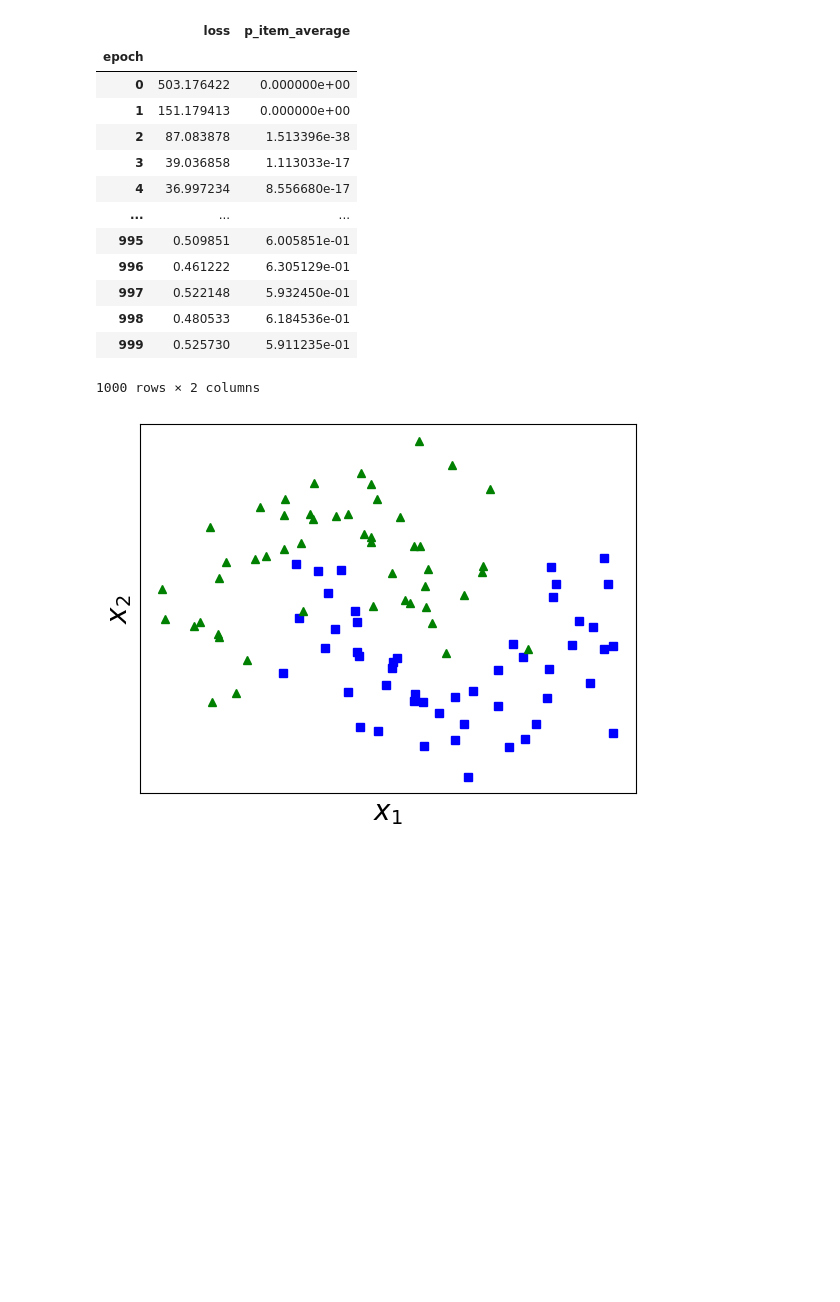
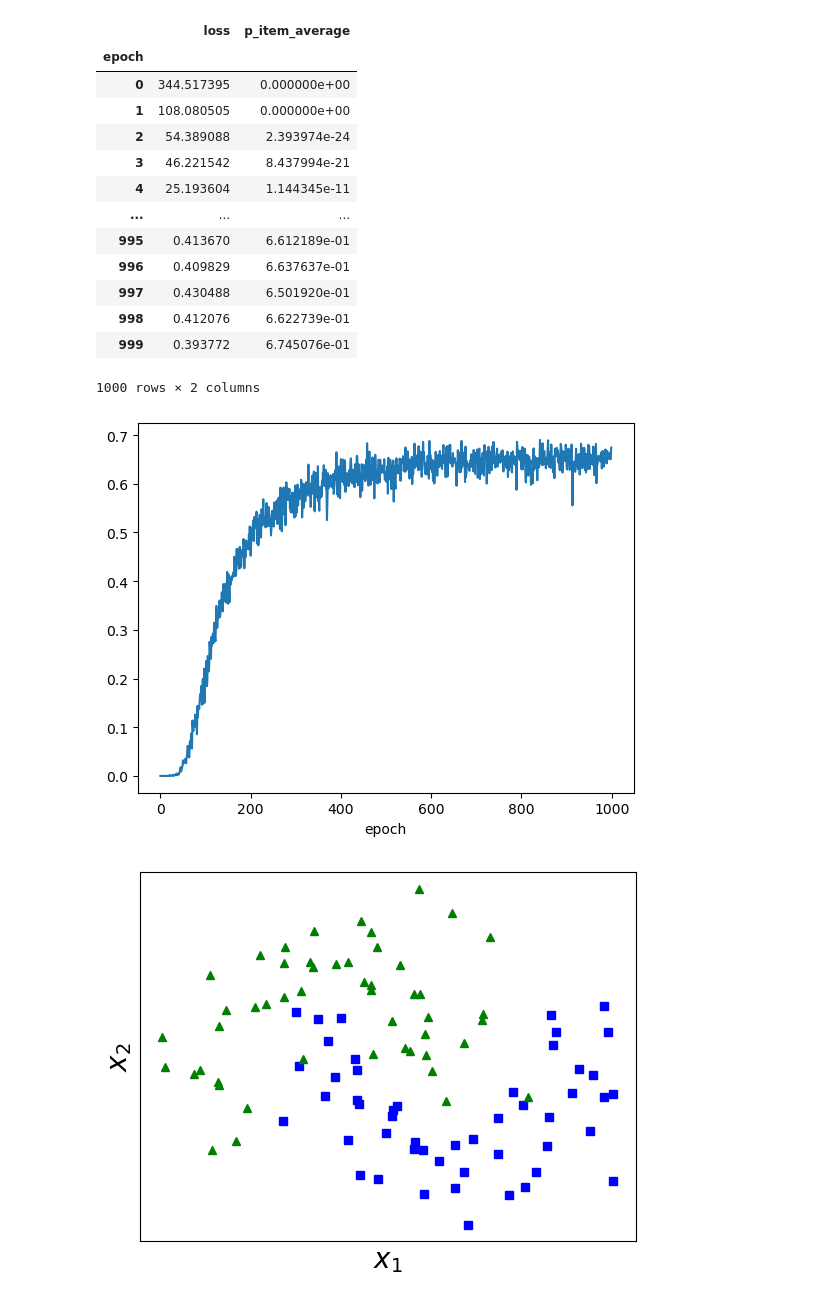
Before and after one commit to dimabasow/bayesian-neural-networks, a Jupyter notebook: Implementation.ipynb, the cells around one changed output. Drawn from its saved outputs; the diff is of its cells as text; code cells hidden in the pictures; blank space fills up the shorter version.

```diff
--- a/Implementation.ipynb
+++ b/Implementation.ipynb
@@ -9,34 +9,36 @@ x_train, y_train = make_moons(n_samples=100, noise=0.3, random_state=0)
 # %%
 model = BayesianBincaryClassifier(
     dim_in=2,
-    dim_hidden=15,
+    dim_hidden=25,
     n_layers=5,
     lr=0.1
 ).cuda()
 
 x_train_tensor = torch.from_numpy(x_train).float().cuda()
 y_train_tensor = torch.from_numpy(y_train).view(-1, 1).float().cuda()
 
 model.fit(
     x=x_train_tensor,
     y=y_train_tensor,
 )
+model.df_metrics["p_item_average"].plot()
 model.df_metrics
 # %% [output]
 |  | loss | p_item_average |
 | epoch |  |  |
-| 0 | 503.176422 | 0.000000e+00 |
-| 1 | 151.179413 | 0.000000e+00 |
-| 2 | 87.083878 | 1.513396e-38 |
-| 3 | 39.036858 | 1.113033e-17 |
-| 4 | 36.997234 | 8.556680e-17 |
+| 0 | 344.517395 | 0.000000e+00 |
+| 1 | 108.080505 | 0.000000e+00 |
+| 2 | 54.389088 | 2.393974e-24 |
+| 3 | 46.221542 | 8.437994e-21 |
+| 4 | 25.193604 | 1.144345e-11 |
 | ... | ... | ... |
-| 995 | 0.509851 | 6.005851e-01 |
-| 996 | 0.461222 | 6.305129e-01 |
-| 997 | 0.522148 | 5.932450e-01 |
-| 998 | 0.480533 | 6.184536e-01 |
-| 999 | 0.525730 | 5.911235e-01 |
+| 995 | 0.413670 | 6.612189e-01 |
+| 996 | 0.409829 | 6.637637e-01 |
+| 997 | 0.430488 | 6.501920e-01 |
+| 998 | 0.412076 | 6.622739e-01 |
+| 999 | 0.393772 | 6.745076e-01 |
 1000 rows × 2 columns
+[figure, added]
 # %%
 X = x_train
 y = y_train
```
Also changed, not shown: parts of 2 cells of this notebook, 1 other file.
